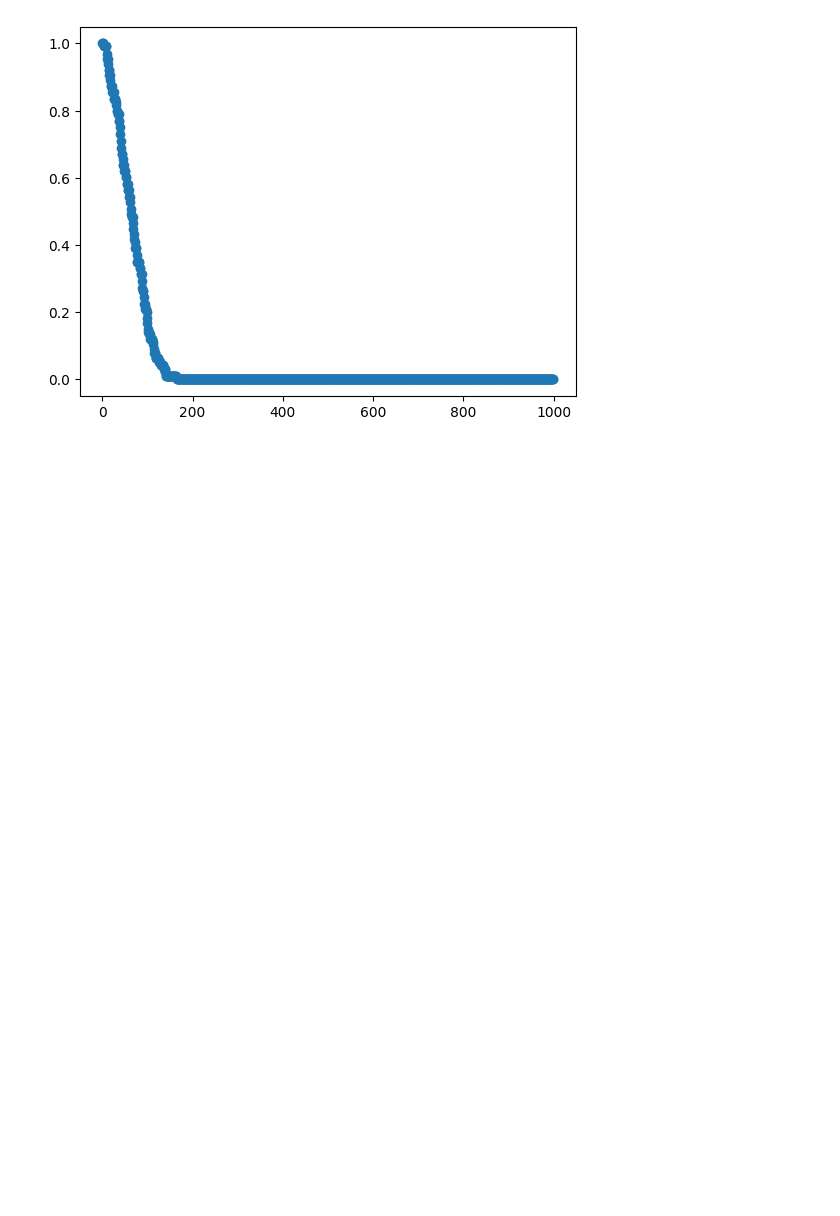
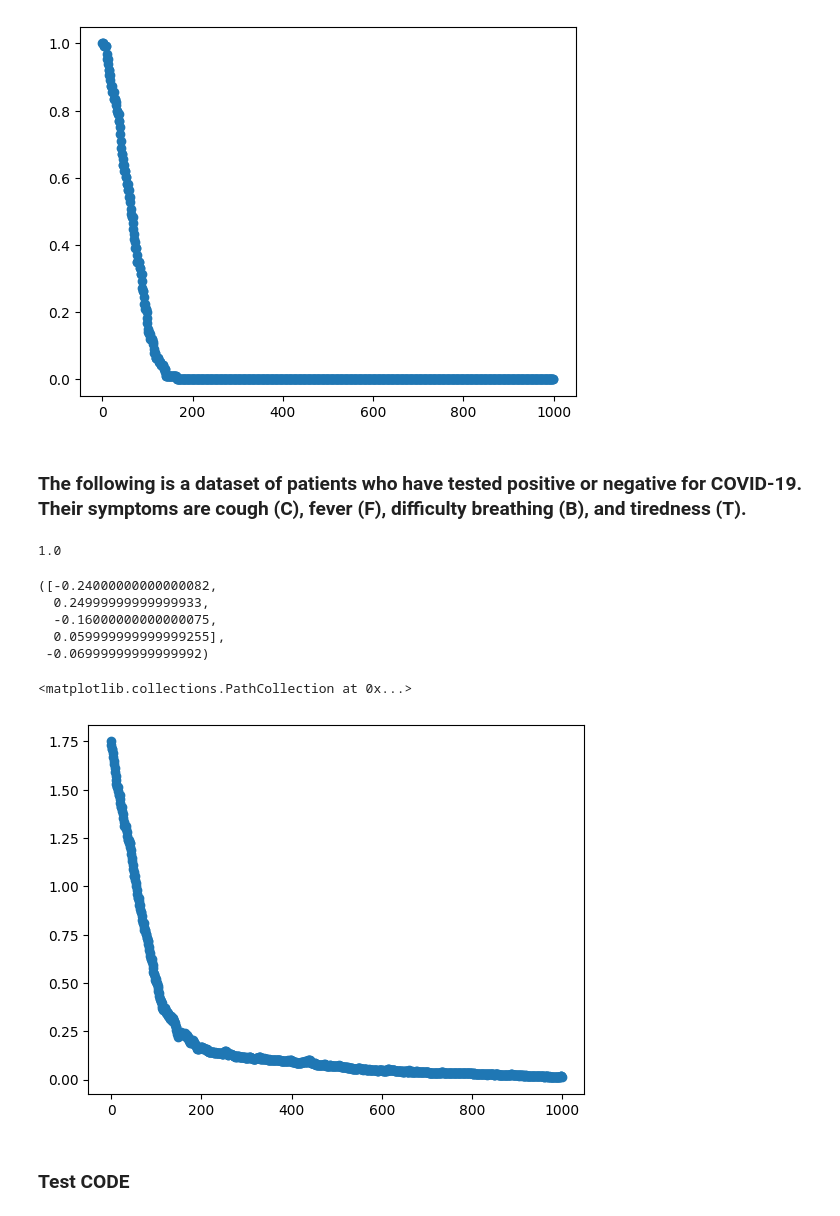
Before and after one commit to Hassan6678/Machine-Learning, a Jupyter notebook: preceptron_classifier.ipynb, the cells around one changed output. Saved outputs shown, nothing was run; the diff lists cells and outputs as text; code cells hidden in the pictures; blank space fills up the shorter version.

```diff
--- a/preceptron_classifier.ipynb
+++ b/preceptron_classifier.ipynb
@@ -120,3 +120,45 @@ weights, bias
 [figure]
 ([0.5199999999999996, 0.049999999999999364], -0.6600000000000004)
 [figure]
+# %% [markdown]
+### The following is a dataset of patients who have tested positive or negative for COVID-19. Their symptoms are cough (C), fever (F), difficulty breathing (B), and tiredness (T).
+# %%
+features = [[0,1,1,1],[1,1,0,1],[1,0,1,1],[1,1,1,0],[1,0,0,1],[0,1,1,0],[0,1,0,0],[0,0,0,1]]
+labels = [0,0,0,0,0,1,1,1,1,1]
+# %%
+weights = [1,2,2.3,2]
+bias = -4
+i = 1
+# prediction(weights,bias,features[1])
+error(weights, bias, features[i], labels[i])
+# %% [output]
+1.0
+# %%
+def perceptron_algorithm_test(features, labels, learning_rate = 0.01,epochs = 200):
+    # create a dummny weight array as same length of one feature array
+    weights = [1.0 for i in range(len(features[0]))]
+    bias = 0.0 # Default baise
+    errors = [] # An array to store the errors
+    for epoch in range(epochs):
+        our_error = mean_perceptron_error(weights, bias, features, labels)
+        errors.append(our_error)
+        i = random.randint(0, len(features)-1) # Picks a random point in our dataset
+        weights, bias = perceptron_trick(weights, bias, features[i], labels[i])
+    return weights, bias, errors
+# %%
+weights, bias, errors = perceptron_algorithm_test(features,labels,0.01,epochs=1000)
+weights, bias
+# %% [output]
+([-0.24000000000000082,
+  0.24999999999999933,
+  -0.16000000000000075,
+  0.059999999999999255],
+ -0.06999999999999992)
+# %%
+epochs = 1000
+pyplot.scatter(range(epochs), errors)
+# %% [output]
+<matplotlib.collections.PathCollection at 0x...>
+[figure, added]
+# %% [markdown]
+### Test CODE
```
Also changed, not shown: parts of 9 cells of this notebook.
